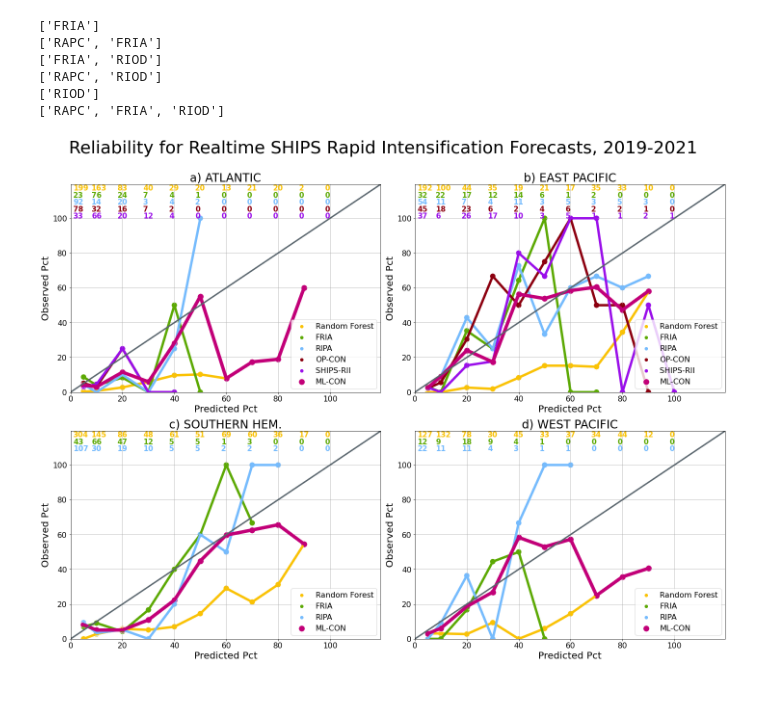
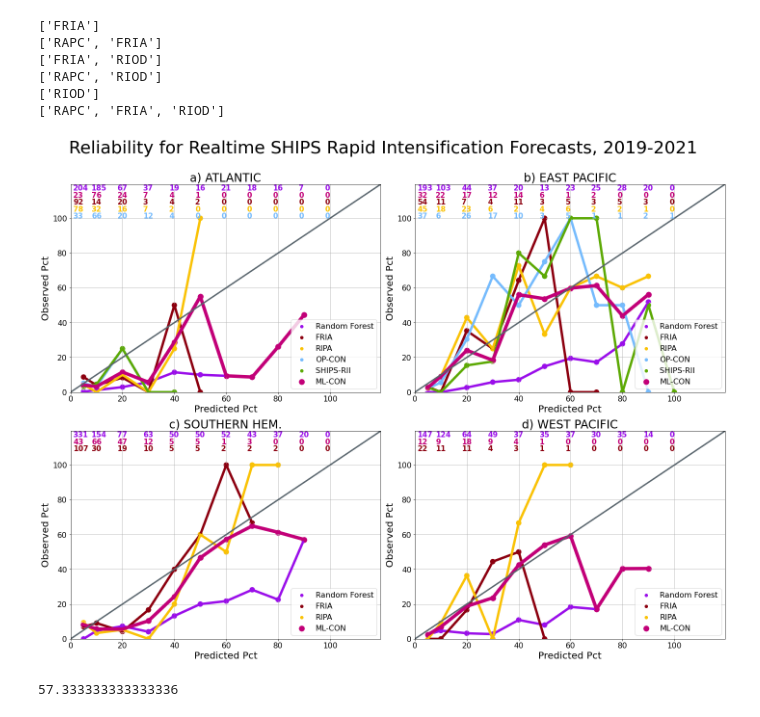
Before and after one commit to marie-mcgraw/ML_for_TC_RI, a Jupyter notebook: V2_ML_calc_reliability.ipynb, the cells around one changed output. Saved outputs shown, nothing was run; the diff lists cells and outputs as text; code cells hidden in the pictures.

```diff
--- a/V2_ML_calc_reliability.ipynb
+++ b/V2_ML_calc_reliability.ipynb
@@ -94,7 +99,8 @@ reliability['Observed No. RI'] = reliability['Observed No. RI'].fillna(0)
 ## Load existing models
 reliability_edecks = pd.read_csv('DATA/processed/reliability_comp_products_all_basins_basic_models.csv')
 # %%
-RF_model_choose = 'Random Forest (random oversample)'
+RF_model_choose = 'Random Forest (SMOTE)'
+choose_ab = 'SMOTE'
 reliability_sel = reliability[reliability['Model']==RF_model_choose].reset_index()
 reliability_sel['Model'] = reliability_sel['Model'].replace({RF_model_choose:'Random Forest'})
 reliability_sel['ATCF BASIN'] = reliability_sel['Predicted Basin']
@@ -380,33 +390,39 @@ for i in np.arange(0,len(basin_list)):
     sns.scatterplot(data=ML_con_sel_RT.xs(basin_list[i]).reset_index(),x='Predicted Pct',y='Observed Pct',
                    ax=ax_sel,s=175,color='xkcd:magenta',label='ML-CON')
 
     ax_sel.plot([0,121.5],[0,121.5],linewidth=3,color='xkcd:slate grey')
     ax_sel.set_xlim([0,119.5])
     ax_sel.set_ylim([0,119.5])
     ax_sel.legend(fontsize=16,loc='lower right')
     ax_sel.tick_params(axis='both',labelsize=16)
     ax_sel.set_ylabel('Observed Pct',fontsize=20)
     ax_sel.set_xlabel('Predicted Pct',fontsize=20)
     ax_sel.set_title('{lett} {basin_full}'.format(lett=lett[i],basin_full=basin_title[basin_list[i]]),fontsize=24)
     #
     totals = reliability_all.xs(basin_list[i]).reset_index().sort_values('Predicted Pct').set_index(['Model','Predicted Pct'])
     models_use = reliability_all_RT.xs(basin_list[i])['Model'].unique()
     for n in np.arange(0,len(models_use)):
         mod_sel = totals.xs(models_use[n])
         for i_pct in pct_range:
             if i_pct in mod_sel.index:
                 imod = mod_sel.xs(i_pct)['Observed No Total'].astype(int)
             else:
                 imod = 0
             yval = 116-(4*n)
             i_color = sns.color_palette()[n]
             ax_sel.text((i_pct-4 if i_pct == 5 else i_pct-2),yval,imod,color=i_color,fontsize=15,weight='semibold')
 #
 fig1.suptitle('Reliability for Realtime SHIPS Rapid Intensification Forecasts, 2019-2021',fontsize=36,y=1.01)
 fig1.tight_layout()
-fig1.savefig('Figures/REALTIME_reliability_SHIPS_all_basins_{yr_start}-{yr_end}.png'.format(yr_start=yr_start,yr_end=yr_end),
+fig1.savefig('Figures/REALTIME_reliability_SHIPS_all_basins_{yr_start}-{yr_end}_{choose_ab}.png'.format(yr_start=yr_start,
+                                                                            yr_end=yr_end,choose_ab=choose_ab),
             format='png',dpi=350,bbox_inches='tight')
-fig1.savefig('Figures/REALTME_reliability_SHIPS_all_basins_{yr_start}-{yr_end}.pdf'.format(yr_start=yr_start,yr_end=yr_end),
+fig1.savefig('Figures/REALTME_reliability_SHIPS_all_basins_{yr_start}-{yr_end}_{choose_ab}.pdf'.format(yr_start=yr_start,
+                                                                    yr_end=yr_end,choose_ab=choose_ab),
             format='pdf',bbox_inches='tight')
 # %% [output]
-[figure, old version]
+[figure, new version]
+# %%
+(100+50+22)/3
+# %% [output]
+57.333333333333336
```
Also changed, not shown: parts of 6 cells of this notebook, 29 other files.
